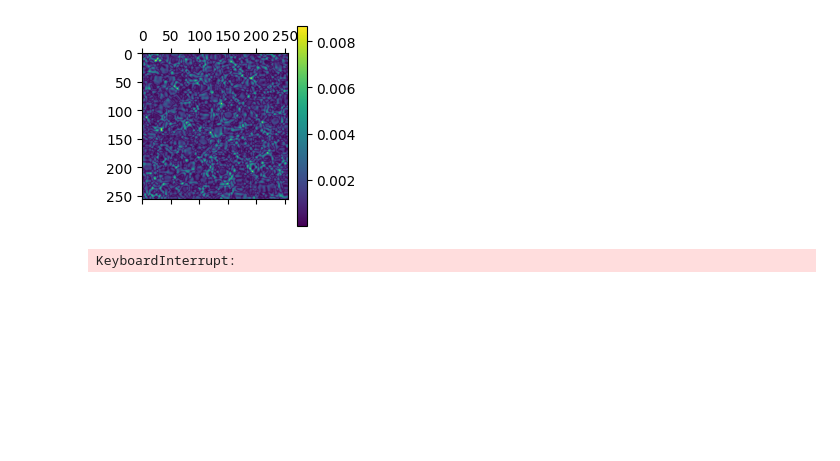
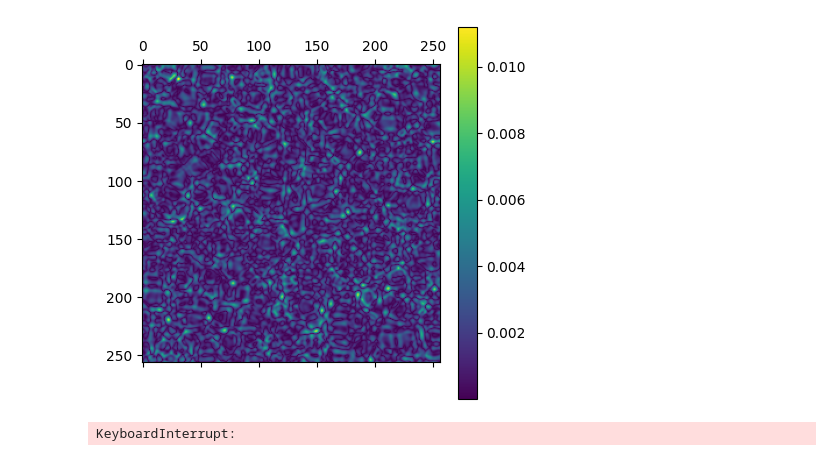
Before and after one commit to graps1/ELM-PDEs, a Jupyter notebook: ks2d/ks2d_sliced_elm.ipynb, the cells around one changed output. Saved outputs shown, nothing was run; the diff lists cells and outputs as text; code cells hidden in the pictures; blank space fills up the shorter version.

```diff
--- a/ks2d/ks2d_sliced_elm.ipynb
+++ b/ks2d/ks2d_sliced_elm.ipynb
@@ -51,35 +51,35 @@ class SlicedELM2D(torch.nn.Module):
         phi_a1 = fold(self.phi_sliced(unfold(X, 1, self.extent)), 1, (b, N0, N1))
         res = phi_a0 + phi_a1
         return res
 
     def forward(self, X):
         unbatched = len(X.shape)==2
         if unbatched: X = X.unsqueeze(0)
         phiX = self.phi(X)
         out = self.out_layer(phiX)
         if unbatched: out = out.squeeze(0)
         return out[...,0]
 
     def train(self, X, Y):
         phiX = self.phi(X)
         channels = phiX.shape[-1]
         phiX = phiX.reshape(-1, channels)
         Y = Y.view(-1, 1)
         A = torch.linalg.lstsq(phiX, Y).solution.transpose(0,1)
         self.out_layer.weight.data = A
 
-model = SlicedELM2D(3, 50)
+model = SlicedELM2D(4, 50)
 noise_distr = torch.distributions.Normal(0, 1e-2)
 X = d[0,None,...]
 X = X + noise_distr.sample(X.shape)
 Y = d[5,None,...]
 
 model.train(X, Y)
 err = ( model(d[0,...])-d[1,...] ).abs()
 plt.colorbar(plt.imshow(err.numpy()))
 plt.show()
 # %% [output]
-[figure, old version]
+[figure, new version]
 # %%
 
 # enjoy a nice animation
```
